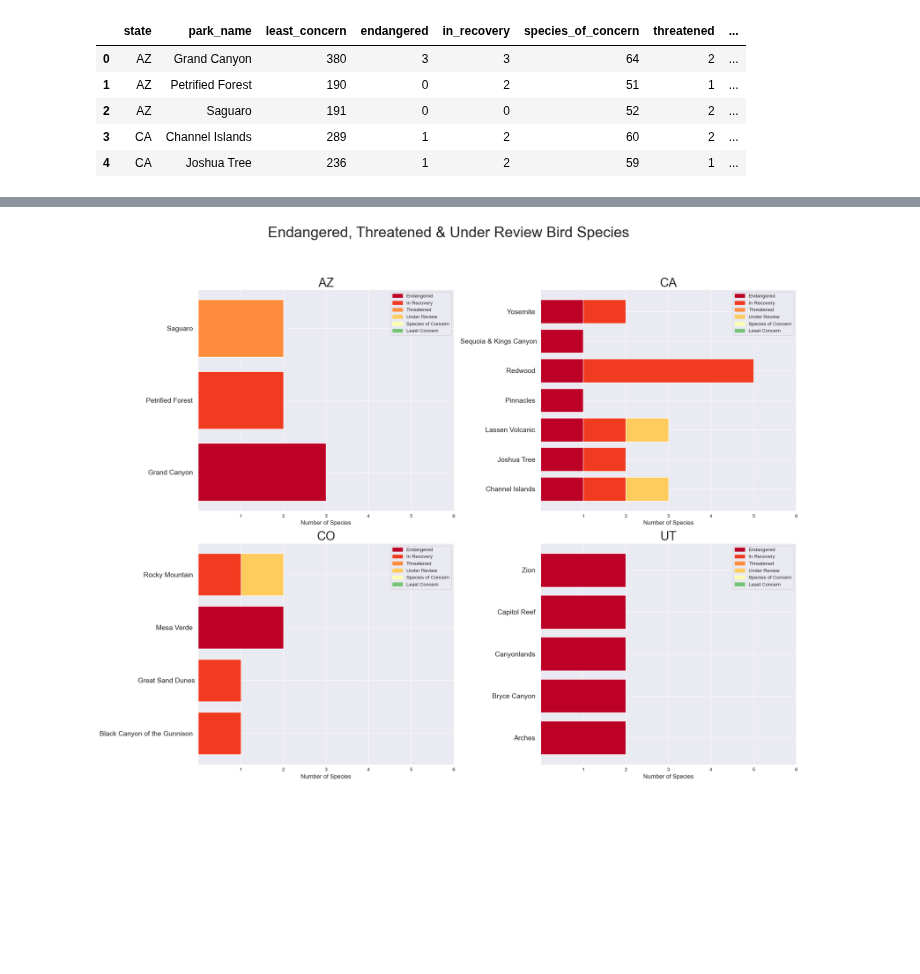
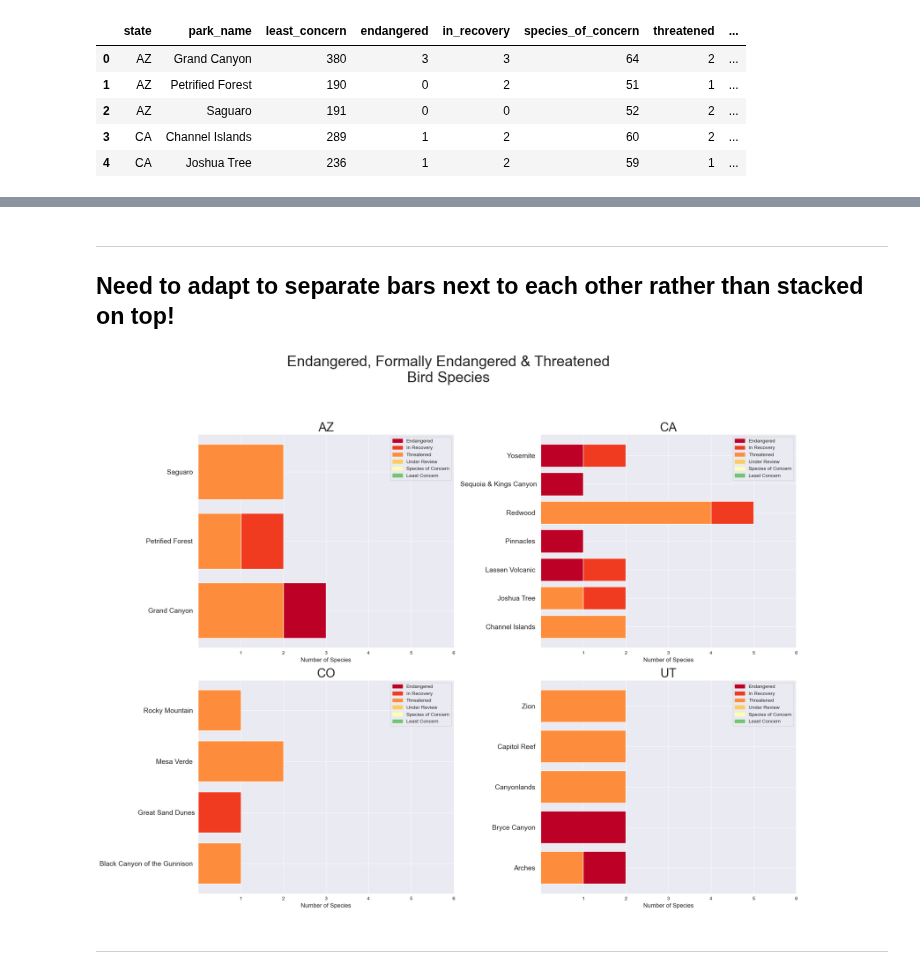
Before and after one commit to pineapple-bois/Biodiversity-In-National-Parks-Real-World, a Jupyter notebook: analysis.ipynb, the cells around one changed output, grey strips where cells are left out. Saved outputs shown, nothing was run; the diff lists cells and outputs as text; code cells hidden in the pictures; blank space fills up the shorter version.

Commit message:
Updated plots

```diff
--- a/analysis.ipynb
+++ b/analysis.ipynb
@@ -356,27 +235,0 @@ parks_prey_counts
-# %%
-# Plotting only states with more than 2 National Parks.
-# Defining a new states_list with above criteria
-colours = {'Bird': '#548DFF', 'Raptor': '#2A4780'}
-handles = [mpatches.Patch(color=colour, label=label) for label, colour in colours.items()]
-
-plt.figure(figsize=(20,15))
-plt.suptitle('Proportion of Raptor Species', fontsize=30, y=1.05)
-for i, state in enumerate(states_list_short):
-    data = pd.DataFrame(parks_prey_counts[parks_prey_counts['state'] == state])
-    plt.subplot(2,2,(i+1))
-    plt.title(state, fontsize=20)
-    plt.barh(y=data.park_name, width=data.not_raptor, color='#548DFF')
-    bars = plt.barh(y=data.park_name, width=data.raptor, color='#2A4780')
-    data = data.reset_index(drop=True)
-    for j, bar in enumerate(bars):
-        plt.annotate(str(data.loc[j, '%age_raptor'].round(1)) + '%',
-            (bar.get_width() + bar.get_width()/10, bar.get_y() + bar.get_height()/2),
-            fontsize=12, color='b')
-    plt.yticks(rotation=0, fontsize=14)
-    plt.xticks(np.arange(25,400,25))
-    plt.legend(handles=handles, fontsize=14)
-    plt.grid(True)
-
-plt.subplots_adjust(top=0.5)
-plt.tight_layout()
-plt.show()
@@ -431,7 +281,7 @@ percent = round((parks_pro_counts_two.endangered
                                                         + parks_pro_counts_two.threatened
                                                         + parks_pro_counts_two.under_review)
                                                         * 100, 2)
-parks_pro_counts_two['%age_protected'] = percent
+parks_pro_counts_two['percent_protected'] = percent
 
 parks_pro_counts_two
 # %% [output]
@@ -499,9 +351,10 @@ states_list_short = ['AZ', 'CA', 'CO', 'UT']
 cons_colours = ['#bd0026','#f03b20','#fd8d3c','#fecc5c','#ffffb2', '#74c476']
 
 plt.figure(figsize=(20,15))
-plt.suptitle('Proportion of Protected Bird Species', fontsize=30, y=1.05)
+plt.suptitle('Proportion of Protected Bird Species\n$\\neq$ Least Concern', fontsize=30, y=1.05)
 for i, state in enumerate(states_list_short):
     data = pd.DataFrame(parks_pro_counts_two[parks_pro_counts_two['state'] == state])
+    age_protected = data['percent_protected'].values
     plt.subplot(2,2,(i+1))
     plt.title(state, fontsize=25)
     plt.barh(y=data.park_name, width=data.least_concern, color='#74c476')
@@ -510,7 +363,11 @@ for i, state in enumerate(states_list_short):
     plt.barh(y=data.park_name, width=data.threatened, color='#fd8d3c')
     plt.barh(y=data.park_name, width=data.in_recovery, color='#f03b20')
     plt.barh(y=data.park_name, width=data.endangered, color='#bd0026')
-    plt.yticks(rotation=0, fontsize=14)
+    #plt.yticks(rotation=0, fontsize=14)
+    plt.yticks(np.arange(len(data)),
+               [f'{park}\n{age}%'
+                for park, age in zip(data.park_name, age_protected)],
+               rotation=0, fontsize=14)
     plt.xticks(np.arange(25,400,25))
     plt.xlabel('Number of Species', fontsize=12)
     plt.legend(handles=handles, fontsize=10)
@@ -524,27 +389,32 @@ plt.show()
+# %% [markdown]
+----
+## Need to adapt to separate bars next to each other rather than stacked on top!
 # %%
 handles = [mpatches.Patch(color=colour, label=label) for label, colour in cons_colour.items()]
 states_list_short = ['AZ', 'CA', 'CO', 'UT']
 
 cons_colours = ['#bd0026','#f03b20','#fd8d3c','#fecc5c','#ffffb2', '#74c476']
 
 plt.figure(figsize=(20,15))
-plt.suptitle('Endangered, Threatened & Under Review Bird Species', fontsize=30, y=1.05)
+plt.suptitle('Endangered, Formally Endangered & Threatened\nBird Species', fontsize=30, y=1.05)
 for i, state in enumerate(states_list_short):
     data = pd.DataFrame(parks_pro_counts_two[parks_pro_counts_two['state'] == state])
+    age_protected = data['percent_protected'].values
     plt.subplot(2,2,(i+1))
     plt.title(state, fontsize=25)
-    plt.barh(y=data.park_name, width=data.under_review, color='#fecc5c')
-    plt.barh(y=data.park_name, width=data.threatened, color='#fd8d3c')
     plt.barh(y=data.park_name, width=data.in_recovery, color='#f03b20')
     plt.barh(y=data.park_name, width=data.endangered, color='#bd0026')
+    plt.barh(y=data.park_name, width=data.threatened, color='#fd8d3c')
     plt.yticks(rotation=0, fontsize=14)
     plt.xticks(np.arange(1,7,1))
     plt.xlabel('Number of Species', fontsize=12)
     plt.legend(handles=handles, fontsize=10)
     plt.grid(True)
 
 plt.subplots_adjust(top=0.5)
 plt.tight_layout()
 plt.show()
 # %% [output]
-[figure, old version]
+[figure, new version]
+# %% [markdown]
+----
```
Also changed, not shown: parts of 30 cells of this notebook.
